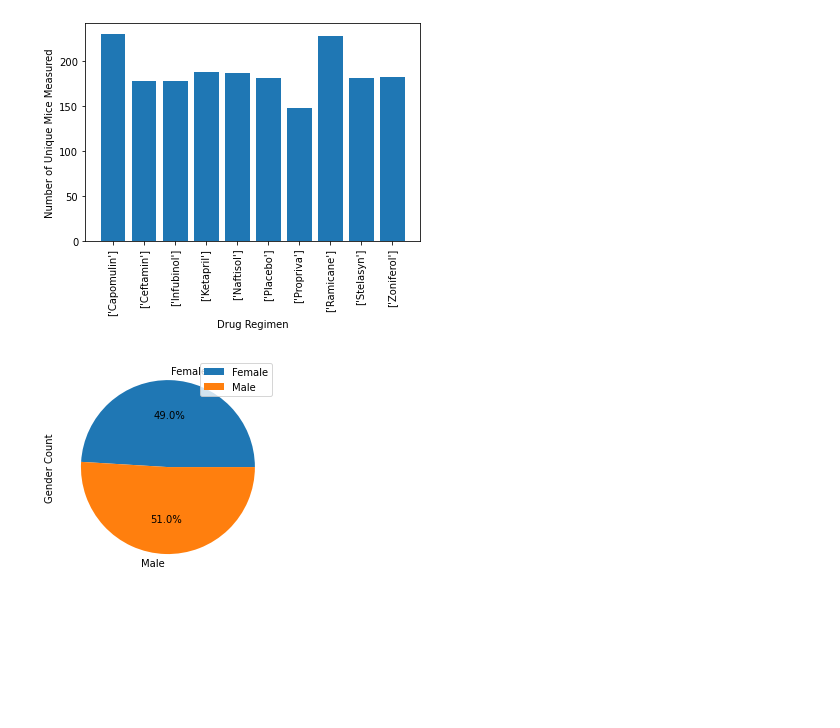
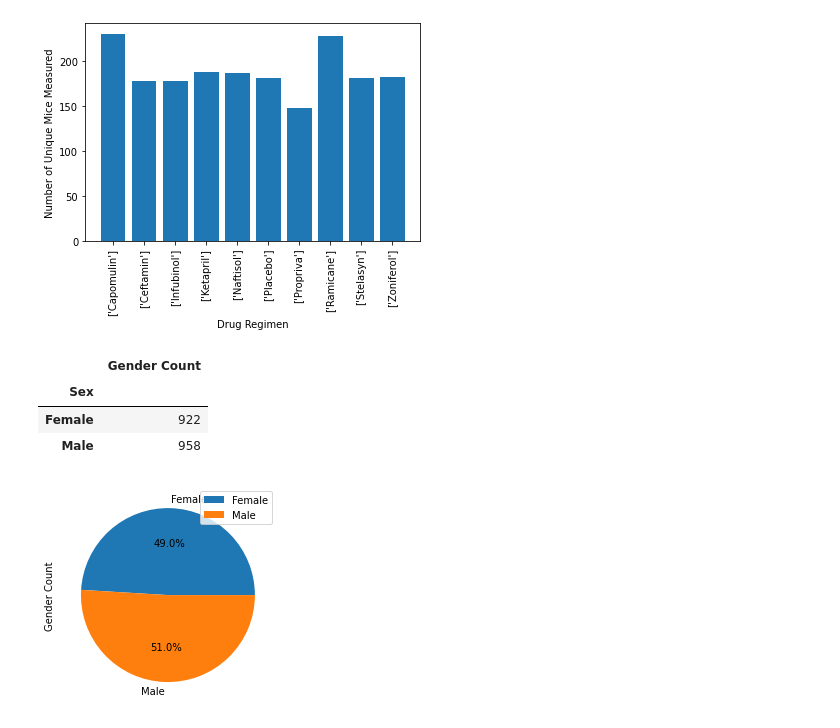
Before and after one commit to chavee07/Matplotlib-Challenge, a Jupyter notebook: Pymaceuticals_Starter-HW.ipynb, the cells around one changed output. Cells and saved outputs as stored; diff of their text form; code cells hidden in the pictures; blank space fills up the shorter version.

```diff
--- a/Pymaceuticals_Starter-HW.ipynb
+++ b/Pymaceuticals_Starter-HW.ipynb
@@ -233,6 +235,15 @@ count_gen=grouped_gender['Sex'].count()
 
 count_df=pd.DataFrame({'Gender Count': count_gen})
 # count_df
+# %%
+grouped_gender
+count_gen
+count_df
+# %% [output]
+|  | Gender Count |
+| Sex |  |
+| Female | 922 |
+| Male | 958 |
 # %%
 gender_pie = count_df.plot(kind="pie", y='Gender Count', autopct= '%1.1f%%')
 
```
Also changed, not shown: parts of 8 cells of this notebook.
